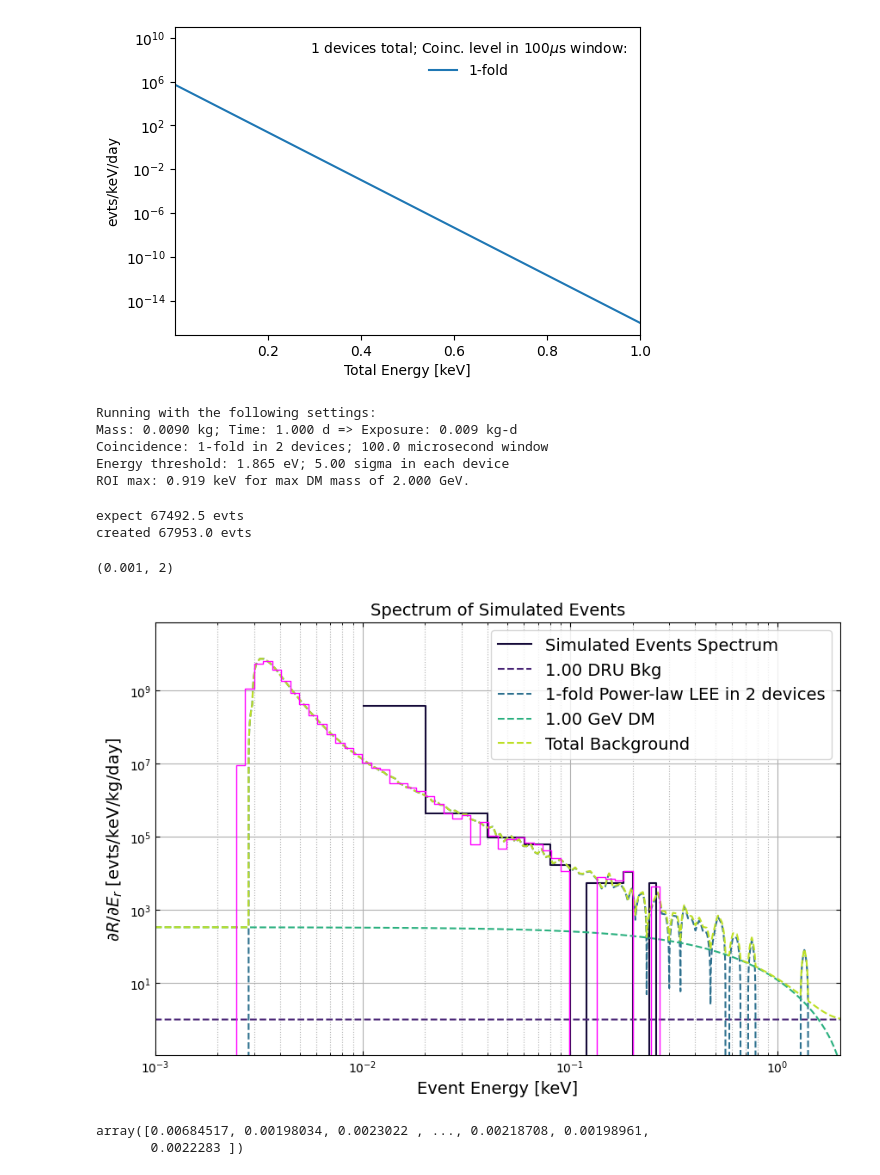
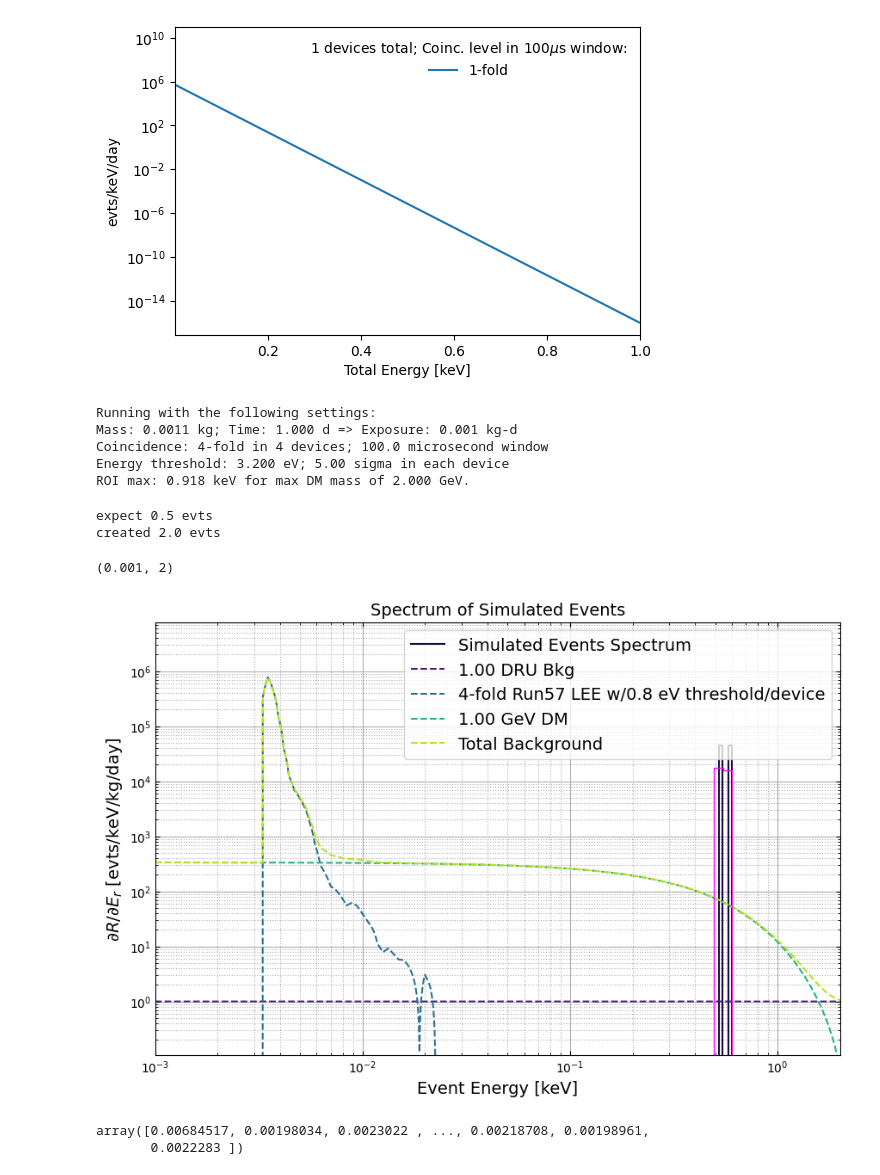
Before and after one commit to spice-herald/DarkLim, a Jupyter notebook: examples/helium-update-playground.ipynb, the cells around one changed output. Drawn from its saved outputs; the diff is of its cells as text; code cells hidden in the pictures.

```diff
--- a/examples/helium-update-playground.ipynb
+++ b/examples/helium-update-playground.ipynb
@@ -149,12 +149,12 @@ integral from 0.001 to 1.0 keV = 9.86e+03 evts/day
 
 savedir = 'testout2'
 change_box = True
-var_threshold = True
+var_threshold = False
 
-energy_res = 0.373e-3 # energy resolution in keV
+energy_res = 0.2e-3 # energy resolution in keV
 
-n_devices = 2
-coinc = 1
+n_devices = 4
+coinc = 4
 window = 100e-6 # s
 
 he_gain = 0.15
@@ -162,7 +162,7 @@ he_gain = 0.15
 #mass_det = 8.*0.14*1e-3
 #mass_det = 10*1e-3
 #mass_det = 0.010 # mass in kg
-mass_det = 9*1e-3
+mass_det = 1.1*1e-3
 time_elapsed = 1 # days
 efficiency = 1.0
 
@@ -186,7 +186,8 @@ if var_threshold:
 else:
     nsigma = 5
 
-per_device_threshold = nsigma * energy_res # threshold
+#per_device_threshold = nsigma * energy_res # threshold
+per_device_threshold = 0.8e-3
 threshold = coinc*per_device_threshold
 
 SE = darklim.sensitivity.SensEst(mass_det, time_elapsed, eff=efficiency, tm=tm, gain=he_gain)
@@ -201,45 +202,46 @@ print('Energy threshold: {:0.3f} eV; {:0.2f} sigma in each device'.format(thresh
 print('ROI max: {:0.3f} keV for max DM mass of {:0.3f} GeV.'.format(ehigh,max(m_dms)))
 # %% [output]
 Running with the following settings:
-Mass: 0.0090 kg; Time: 1.000 d => Exposure: 0.009 kg-d
-Coincidence: 1-fold in 2 devices; 100.0 microsecond window
-Energy threshold: 1.865 eV; 5.00 sigma in each device
-ROI max: 0.919 keV for max DM mass of 2.000 GeV.
+Mass: 0.0011 kg; Time: 1.000 d => Exposure: 0.001 kg-d
+Coincidence: 4-fold in 4 devices; 100.0 microsecond window
+Energy threshold: 3.200 eV; 5.00 sigma in each device
+ROI max: 0.918 keV for max DM mass of 2.000 GeV.
 # %%
 SE.reset_sim()
 SE.add_flat_bkgd(1) # flat background of 1 DRU
-SE.add_nfold_powerlaw_lee_bkgd(m=n_devices,n=coinc,w=window)
+#SE.add_nfold_powerlaw_lee_bkgd(m=n_devices,n=coinc,w=window)
+SE.add_run57_lee_bkgd('4-1cm2',m=4,w=window,thres=per_device_threshold)
 
 dmmass = 1
 xsec = 2e-38
 SE.add_dm_bkgd(dmmass, xsec)
 
 #en_interp = np.geomspace(1e-6,1, num=1000)
 #dm = smeared_wimp(en_interp,dmmass,sigma0=xsec,tm=tm,res=energy_res)
 
 emax = 2
 
 gen_evts = SE.generate_background(emax, e_low=1e-4, npts=10000, plot_bkgd=True, verbose=True)
 ax = plt.gca()
 
 h = Hist1d(gen_evts,bins=np.geomspace(1e-4,emax,num=100))
 bw = h.bin_edges[1::]-h.bin_edges[:-1]
 #h *= pile_up_rate/np.sum(h.histogram)
 h *= 1/bw/mass_det/time_elapsed
 h.plot(lw=1,color='magenta')
 
 #ax.plot(en_interp,dm,ls='-',alpha=1,color='magenta',label='Smeared WIMP')
 
 #plt.ylim(0.1,50)
 ax.set_xscale('log')
 ax.set_xlim(1e-3,emax)
 #ax.axvline(threshold,ls='-',color='red')
 #ax.axvspan(threshold-energy_res,threshold+energy_res,facecolor='red',alpha=0.1)
 # %% [output]
-expect 67492.5 evts
-created 67953.0 evts
+expect 0.5 evts
+created 2.0 evts
 (0.001, 2)
-[figure, old version]
+[figure, new version]
 # %%
 gen_evts
 # %% [output]
```
Also changed, not shown: 6 other files.
